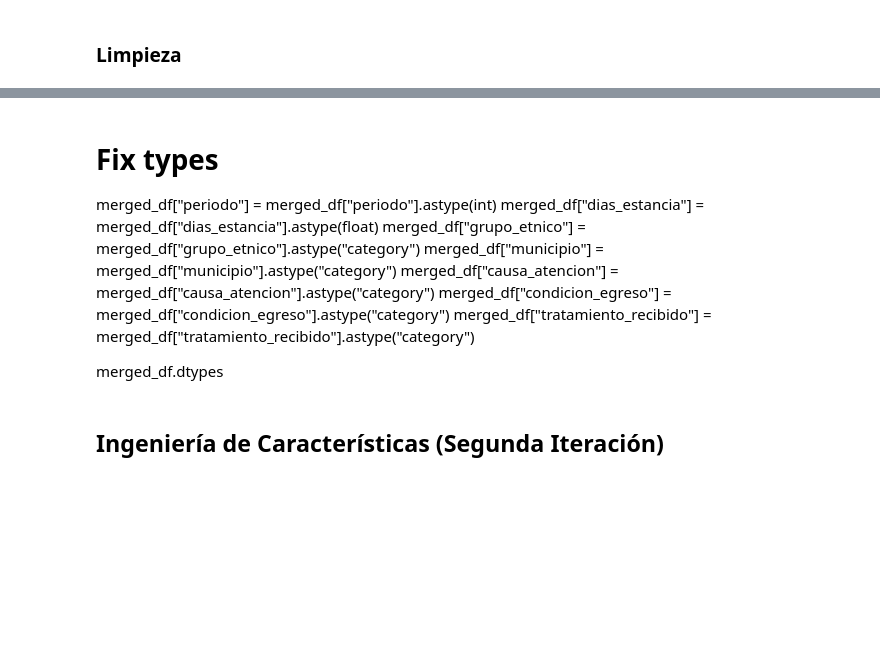
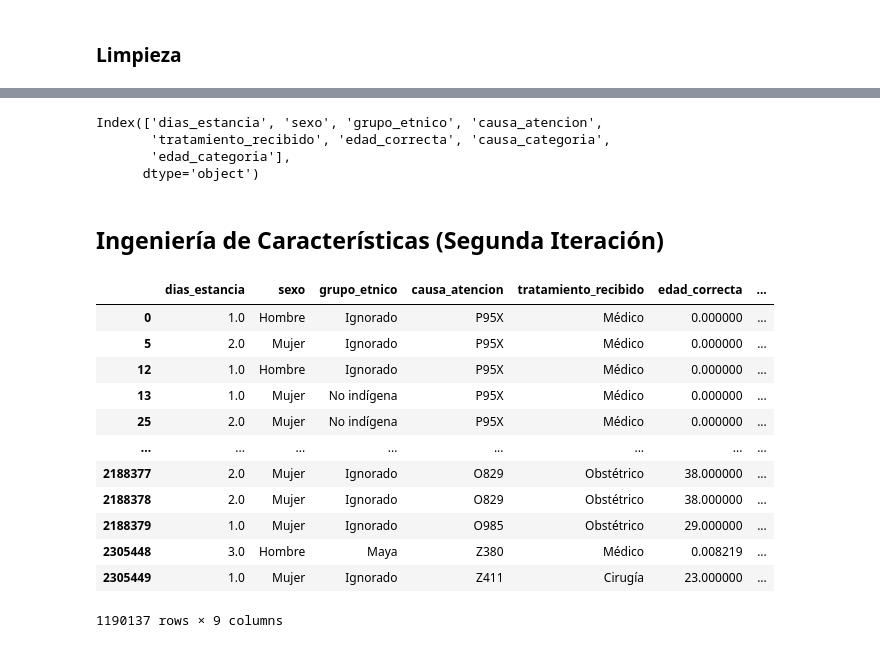
Before and after one commit to Andrea-gt/ml-los-guatemala, a Jupyter notebook: los-gt-ada.ipynb, the cells around one changed output, grey strips where cells are left out. Saved outputs shown, nothing was run; the diff lists cells and outputs as text; code cells hidden in the pictures; blank space fills up the shorter version.

```diff
--- a/los-gt-ada.ipynb
+++ b/los-gt-ada.ipynb
@@ -911,16 +915,38 @@ merged_df
 # List of columns to drop
 columns_to_drop = ["departamento", "municipio", "region"]
 merged_df = merged_df.drop(columns_to_drop, axis=1)
-# %% [markdown]
-# Fix types
-merged_df["periodo"]                = merged_df["periodo"].astype(int)
-merged_df["dias_estancia"]          = merged_df["dias_estancia"].astype(float)
-merged_df["grupo_etnico"]           = merged_df["grupo_etnico"].astype("category")
-merged_df["municipio"]              = merged_df["municipio"].astype("category")
-merged_df["causa_atencion"]         = merged_df["causa_atencion"].astype("category")
-merged_df["condicion_egreso"]       = merged_df["condicion_egreso"].astype("category")
-merged_df["tratamiento_recibido"]   = merged_df["tratamiento_recibido"].astype("category")
-
-merged_df.dtypes
+# %%
+pprint.pprint(merged_df.columns)
+# %% [output]
+Index(['dias_estancia', 'sexo', 'grupo_etnico', 'causa_atencion',
+       'tratamiento_recibido', 'edad_correcta', 'causa_categoria',
+       'edad_categoria'],
+      dtype='object')
 # %% [markdown]
 ## Ingeniería de Características (Segunda Iteración)
+# %%
+# Define a function to categorize stays
+def categorize_estancia(dias_estancia):
+    if dias_estancia >= 5:
+        return 'Long Stay'
+    else:
+        return 'Short Stay'
+
+# Create the new column 'categoria_estancia' based on the condition
+merged_df['categoria_estancia'] = merged_df['dias_estancia'].apply(categorize_estancia)
+# %%
+merged_df
+# %% [output]
+|  | dias_estancia | sexo | grupo_etnico | causa_atencion | tratamiento_recibido | edad_correcta | ... |
+| 0 | 1.0 | Hombre | Ignorado | P95X | Médico | 0.000000 | ... |
+| 5 | 2.0 | Mujer | Ignorado | P95X | Médico | 0.000000 | ... |
+| 12 | 1.0 | Hombre | Ignorado | P95X | Médico | 0.000000 | ... |
+| 13 | 1.0 | Mujer | No indígena | P95X | Médico | 0.000000 | ... |
+| 25 | 2.0 | Mujer | No indígena | P95X | Médico | 0.000000 | ... |
+| ... | ... | ... | ... | ... | ... | ... | ... |
+| 2188377 | 2.0 | Mujer | Ignorado | O829 | Obstétrico | 38.000000 | ... |
+| 2188378 | 2.0 | Mujer | Ignorado | O829 | Obstétrico | 38.000000 | ... |
+| 2188379 | 1.0 | Mujer | Ignorado | O985 | Obstétrico | 29.000000 | ... |
+| 2305448 | 3.0 | Hombre | Maya | Z380 | Médico | 0.008219 | ... |
+| 2305449 | 1.0 | Mujer | Ignorado | Z411 | Cirugía | 23.000000 | ... |
+1190137 rows × 9 columns
```
Also changed, not shown: parts of 6 cells of this notebook.
